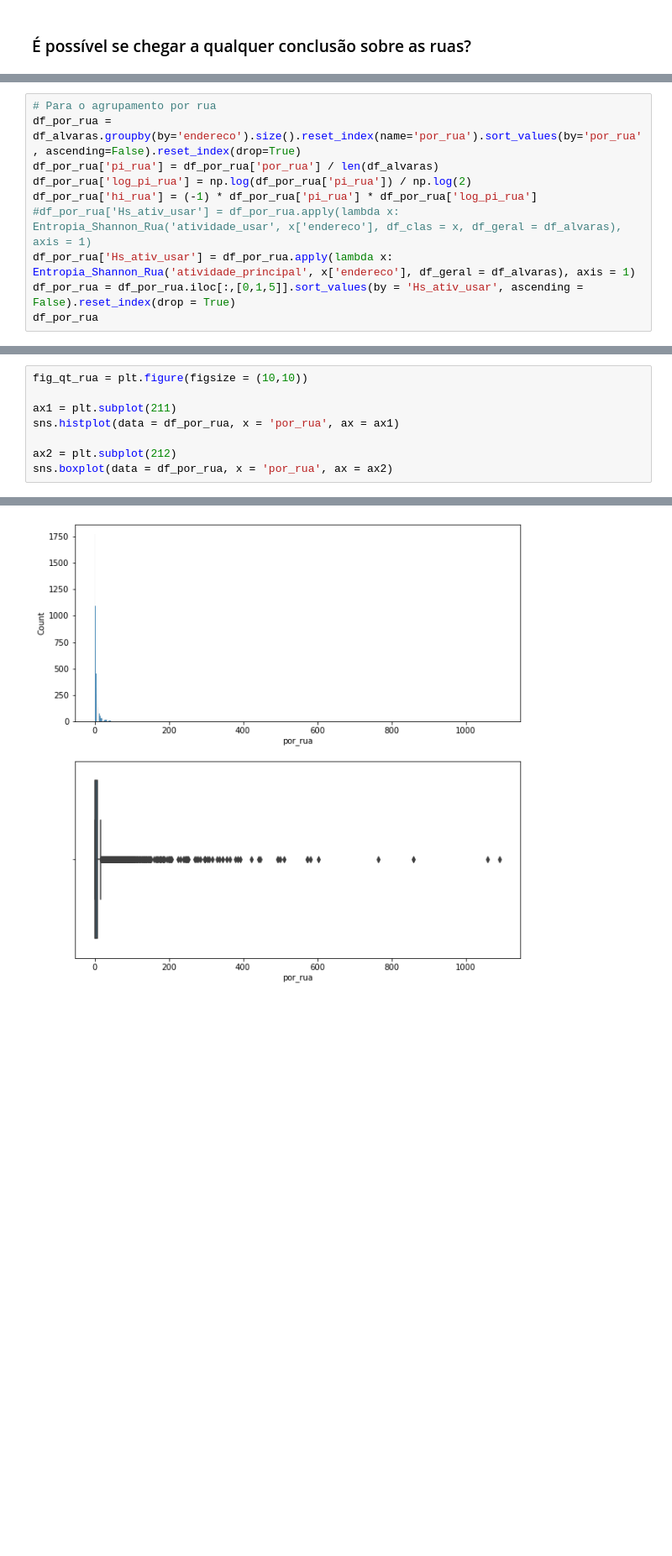
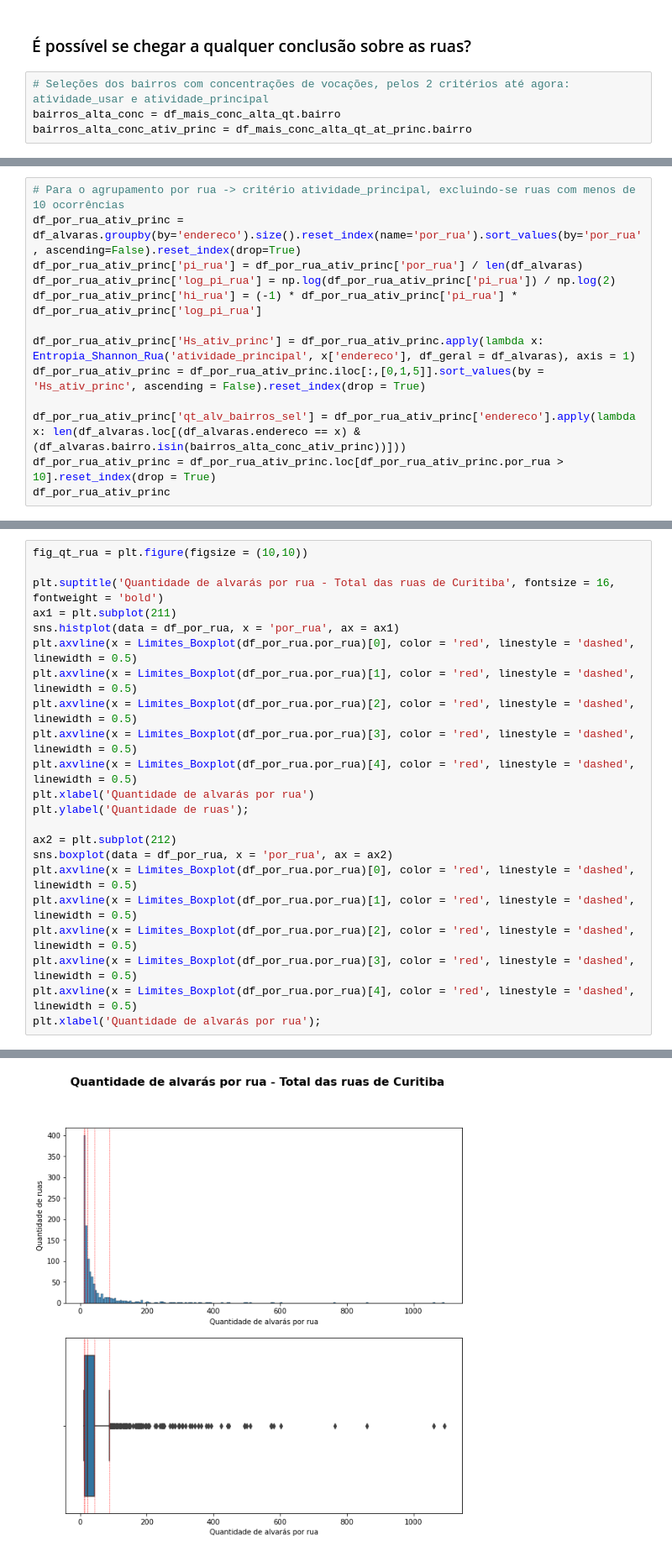
Before and after one commit to avaraujojr/tcc_alcides_alvaras, a Jupyter notebook: notebooks/alvaras_cwb.ipynb, the cells around one changed output, grey strips where cells are left out. Shown at 84% size. Saved outputs shown, nothing was run; the diff lists cells and outputs as text; blank space fills up the shorter version.

Commit message:
Inclusão principais novos critérios
Inclusão principais novos critérios

```diff
--- a/notebooks/alvaras_cwb.ipynb
+++ b/notebooks/alvaras_cwb.ipynb
@@ -1067,2 +1206,6 @@ plt.axis('off');
 # %% [markdown]
 ### É possível se chegar a qualquer conclusão sobre as ruas?
+# %%
+# Seleções dos bairros com concentrações de vocações, pelos 2 critérios até agora: atividade_usar e atividade_principal
+bairros_alta_conc = df_mais_conc_alta_qt.bairro
+bairros_alta_conc_ativ_princ = df_mais_conc_alta_qt_at_princ.bairro
@@ -1069,11 +1240,14 @@ plt.axis('off');
 # %%
-# Para o agrupamento por rua
-df_por_rua = df_alvaras.groupby(by='endereco').size().reset_index(name='por_rua').sort_values(by='por_rua', ascending=False).reset_index(drop=True)
-df_por_rua['pi_rua'] = df_por_rua['por_rua'] / len(df_alvaras)
-df_por_rua['log_pi_rua'] = np.log(df_por_rua['pi_rua']) / np.log(2)
-df_por_rua['hi_rua'] = (-1) * df_por_rua['pi_rua'] * df_por_rua['log_pi_rua']
-#df_por_rua['Hs_ativ_usar'] = df_por_rua.apply(lambda x: Entropia_Shannon_Rua('atividade_usar', x['endereco'], df_clas = x, df_geral = df_alvaras), axis = 1)
-df_por_rua['Hs_ativ_usar'] = df_por_rua.apply(lambda x: Entropia_Shannon_Rua('atividade_principal', x['endereco'], df_geral = df_alvaras), axis = 1)
-df_por_rua = df_por_rua.iloc[:,[0,1,5]].sort_values(by = 'Hs_ativ_usar', ascending = False).reset_index(drop = True)
-df_por_rua
+# Para o agrupamento por rua -> critério atividade_principal, excluindo-se ruas com menos de 10 ocorrências
+df_por_rua_ativ_princ = df_alvaras.groupby(by='endereco').size().reset_index(name='por_rua').sort_values(by='por_rua', ascending=False).reset_index(drop=True)
+df_por_rua_ativ_princ['pi_rua'] = df_por_rua_ativ_princ['por_rua'] / len(df_alvaras)
+df_por_rua_ativ_princ['log_pi_rua'] = np.log(df_por_rua_ativ_princ['pi_rua']) / np.log(2)
+df_por_rua_ativ_princ['hi_rua'] = (-1) * df_por_rua_ativ_princ['pi_rua'] * df_por_rua_ativ_princ['log_pi_rua']
+
+df_por_rua_ativ_princ['Hs_ativ_princ'] = df_por_rua_ativ_princ.apply(lambda x: Entropia_Shannon_Rua('atividade_principal', x['endereco'], df_geral = df_alvaras), axis = 1)
+df_por_rua_ativ_princ = df_por_rua_ativ_princ.iloc[:,[0,1,5]].sort_values(by = 'Hs_ativ_princ', ascending = False).reset_index(drop = True)
+
+df_por_rua_ativ_princ['qt_alv_bairros_sel'] = df_por_rua_ativ_princ['endereco'].apply(lambda x: len(df_alvaras.loc[(df_alvaras.endereco == x) & (df_alvaras.bairro.isin(bairros_alta_conc_ativ_princ))]))
+df_por_rua_ativ_princ = df_por_rua_ativ_princ.loc[df_por_rua_ativ_princ.por_rua > 10].reset_index(drop = True)
+df_por_rua_ativ_princ
 # %% [output]
@@ -1093,9 +1267,23 @@ df_por_rua
 # %%
 fig_qt_rua = plt.figure(figsize = (10,10))
 
+plt.suptitle('Quantidade de alvarás por rua - Total das ruas de Curitiba', fontsize = 16, fontweight = 'bold')
 ax1 = plt.subplot(211)
 sns.histplot(data = df_por_rua, x = 'por_rua', ax = ax1)
+plt.axvline(x = Limites_Boxplot(df_por_rua.por_rua)[0], color = 'red', linestyle = 'dashed', linewidth = 0.5)
+plt.axvline(x = Limites_Boxplot(df_por_rua.por_rua)[1], color = 'red', linestyle = 'dashed', linewidth = 0.5)
+plt.axvline(x = Limites_Boxplot(df_por_rua.por_rua)[2], color = 'red', linestyle = 'dashed', linewidth = 0.5)
+plt.axvline(x = Limites_Boxplot(df_por_rua.por_rua)[3], color = 'red', linestyle = 'dashed', linewidth = 0.5)
+plt.axvline(x = Limites_Boxplot(df_por_rua.por_rua)[4], color = 'red', linestyle = 'dashed', linewidth = 0.5)
+plt.xlabel('Quantidade de alvarás por rua')
+plt.ylabel('Quantidade de ruas');
 
 ax2 = plt.subplot(212)
 sns.boxplot(data = df_por_rua, x = 'por_rua', ax = ax2)
+plt.axvline(x = Limites_Boxplot(df_por_rua.por_rua)[0], color = 'red', linestyle = 'dashed', linewidth = 0.5)
+plt.axvline(x = Limites_Boxplot(df_por_rua.por_rua)[1], color = 'red', linestyle = 'dashed', linewidth = 0.5)
+plt.axvline(x = Limites_Boxplot(df_por_rua.por_rua)[2], color = 'red', linestyle = 'dashed', linewidth = 0.5)
+plt.axvline(x = Limites_Boxplot(df_por_rua.por_rua)[3], color = 'red', linestyle = 'dashed', linewidth = 0.5)
+plt.axvline(x = Limites_Boxplot(df_por_rua.por_rua)[4], color = 'red', linestyle = 'dashed', linewidth = 0.5)
+plt.xlabel('Quantidade de alvarás por rua');
 # %% [output]
@@ -1103 +1290 @@ sns.boxplot(data = df_por_rua, x = 'por_rua', ax = ax2)
-[figure, old version]
+[figure, new version]
```
Also changed, not shown: parts of 99 cells of this notebook, 1 other file.
